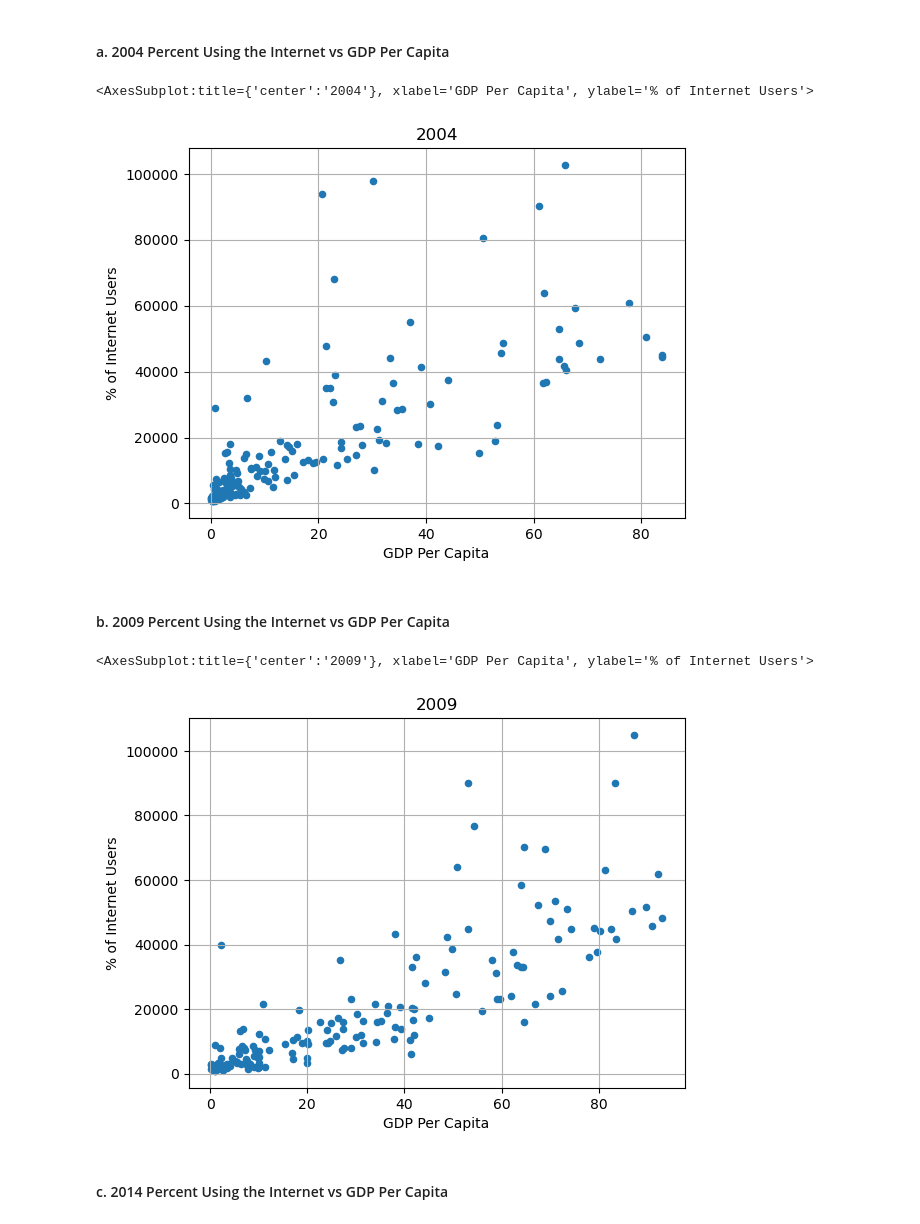
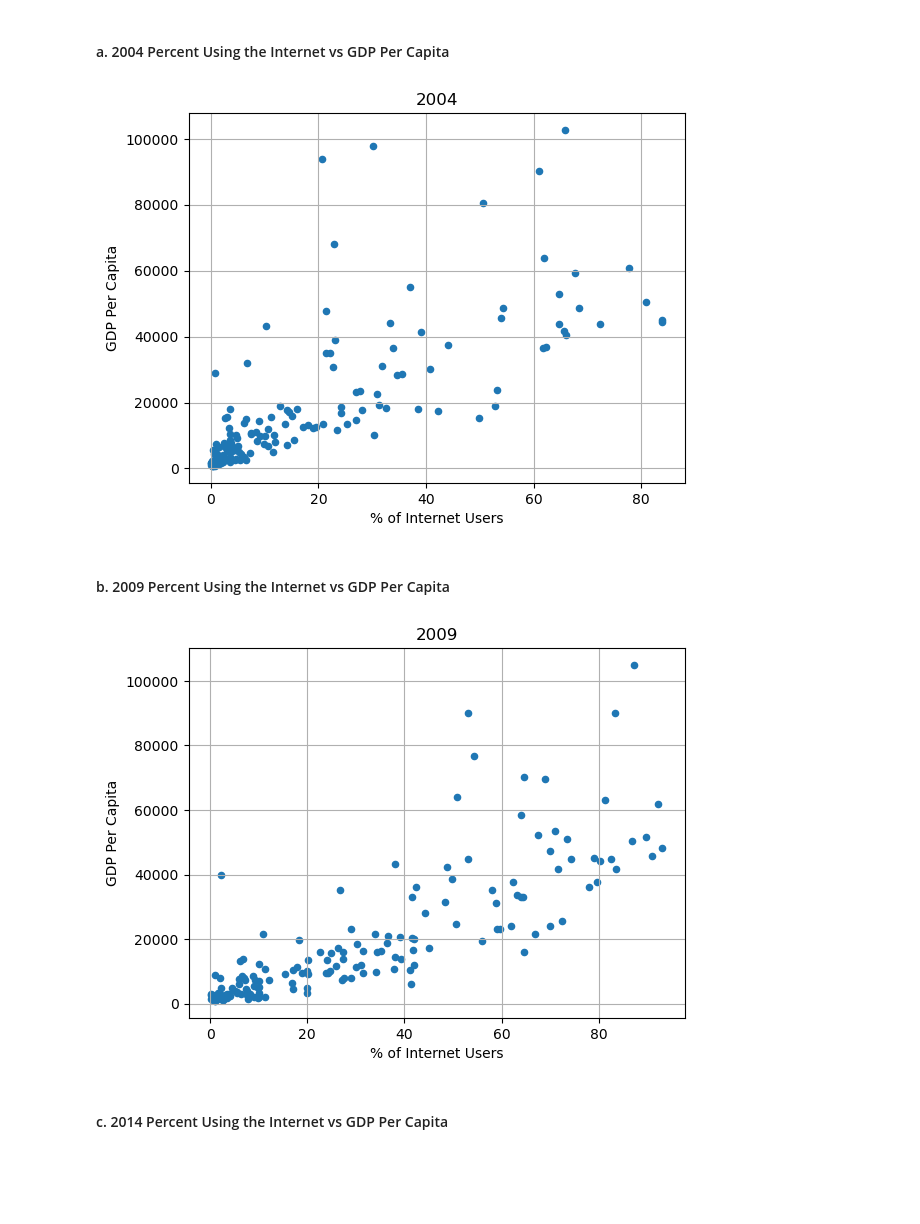
Before and after one commit to jwhankins177/gdp-and-internet-usage-python, a Jupyter notebook: Notebooks/UN_INTERNET_NB_LAPTOP.ipynb, the cells around one changed output. Cells and saved outputs as stored; diff of their text form; code cells hidden in the pictures; blank space fills up the shorter version.

```diff
--- a/Notebooks/UN_INTERNET_NB_LAPTOP.ipynb
+++ b/Notebooks/UN_INTERNET_NB_LAPTOP.ipynb
@@ -366,17 +384,17 @@ print(lowest_int_2014.dropna(axis = 1, how = 'any'))
 # %% [markdown]
 #### a. 2004 Percent Using the Internet vs GDP Per Capita
 # %%
-gdp_internet_2004.plot.scatter(x = 'Internet_Users_Pct', y = 'GDP_Per_Capita', title = '2004', grid = True, xlabel = 'GDP Per Capita', ylabel = '% of Internet Users')
+gdp_internet_2004.plot.scatter(x = 'Internet_Users_Pct', y = 'GDP_Per_Capita', title = '2004', \
+                               grid = True, ylabel = 'GDP Per Capita', xlabel = '% of Internet Users');
 # %% [output]
-<AxesSubplot:title={'center':'2004'}, xlabel='GDP Per Capita', ylabel='% of Internet Users'>
-[figure, old version]
+[figure, new version]
 # %% [markdown]
 #### b. 2009 Percent Using the Internet vs GDP Per Capita
 # %%
-gdp_internet_2009.plot.scatter(x = 'Internet_Users_Pct', y = 'GDP_Per_Capita', title = '2009', grid = True, xlabel = 'GDP Per Capita', ylabel = '% of Internet Users')
+gdp_internet_2009.plot.scatter(x = 'Internet_Users_Pct', y = 'GDP_Per_Capita', title = '2009', \
+                               grid = True, ylabel = 'GDP Per Capita', xlabel = '% of Internet Users');
 # %% [output]
-<AxesSubplot:title={'center':'2009'}, xlabel='GDP Per Capita', ylabel='% of Internet Users'>
-[figure, old version]
+[figure, new version]
 # %% [markdown]
 #### c. 2014 Percent Using the Internet vs GDP Per Capita
 # %%
```
Also changed, not shown: parts of 8 cells of this notebook.
